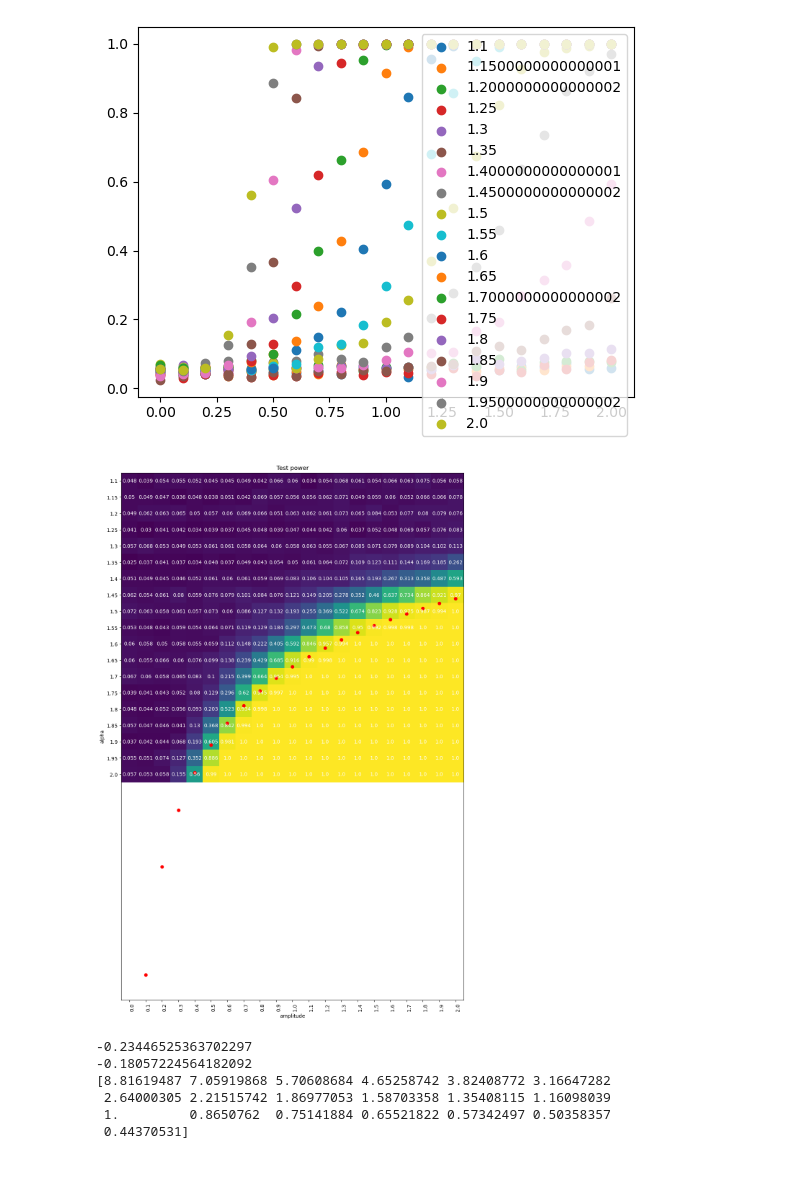
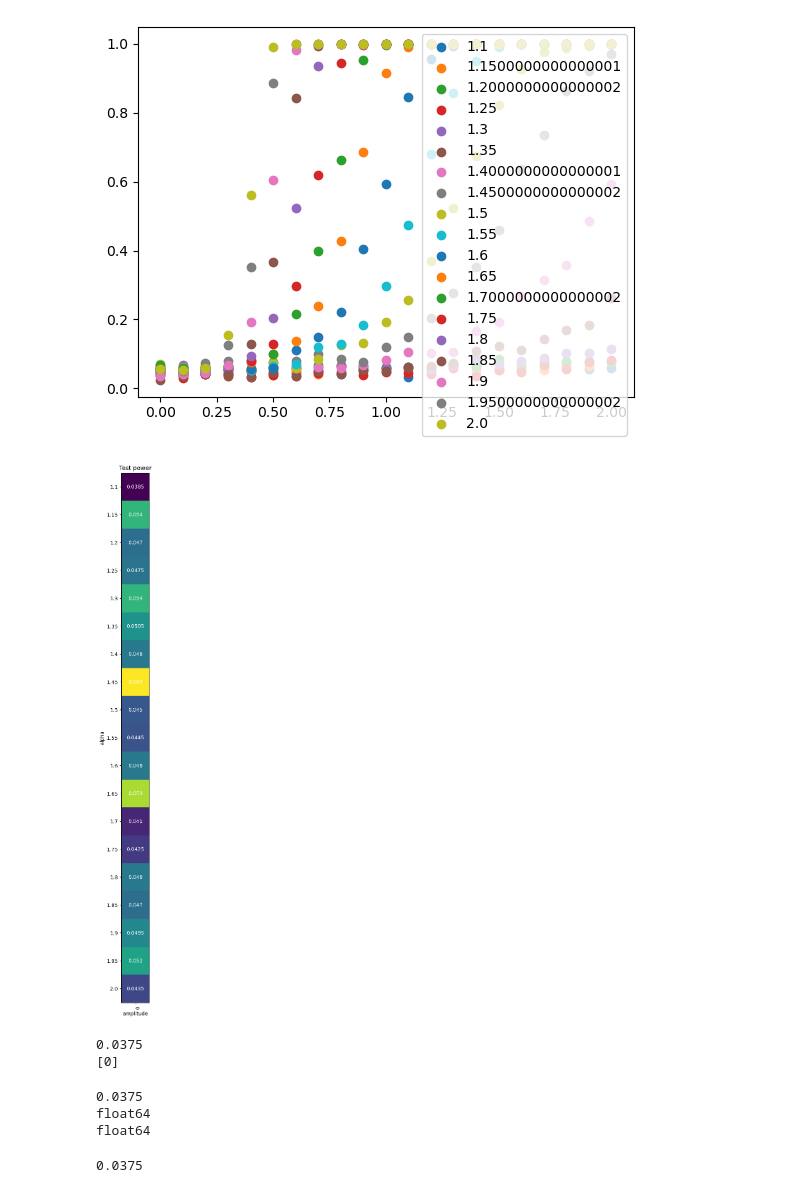
Before and after one commit to nihell/MachineSignalProcessing, a Jupyter notebook: goodness-of-fit-test-avg-betticurve.ipynb, the cells around one changed output. Drawn from its saved outputs; the diff is of its cells as text; code cells hidden in the pictures.

```diff
--- a/goodness-of-fit-test-avg-betticurve.ipynb
+++ b/goodness-of-fit-test-avg-betticurve.ipynb
@@ -132,13 +182,13 @@ plt.show()
 # %% [output]
 [figure]
 # %%
-amplitudes = np.linspace(0,2,21)
+amplitudes = [0]#np.linspace(0,2,3)
 test_powers_alpha = []
 
 for k in range(0,len(alphas)):
     alpha = alphas[k]
     print("_______________________alpha=",alpha,"__________________________")
-    test_powers = np.zeros_like(amplitudes)
+    test_powers = np.zeros_like(amplitudes, dtype=float)
     j=0
     for a in amplitudes:
         print("******************",a,"*******************")
@@ -186,9 +236,9 @@ for k in range(0,len(alphas)):
         start = min([np.min(d) for d in pds])-0.005
         end = max([np.max(d) for d in pds])+0.005
         print(start,end)
-        start = 2.9
-        end = 3.7
-        x = np.linspace(start,end,1000)
+        start = 2.989
+        end = 3.16
+        x = np.linspace(start,end,5000)
         bc = BettiCurve(predefined_grid=x)
         betti_curves = bc.fit_transform(pds)
         dists = cdist([avg_bcs[k]],betti_curves, "chebyshev")[0]
@@ -251,39 +301,49 @@ plt.show()
 # %%
 f,ax = plt.subplots(figsize = (21,19))
 ax.imshow(test_powers_alpha)
 
 ax.set_xticks(range(0,len(amplitudes)), labels=np.round(amplitudes,1))
 ax.set_yticks(range(0,len(alphas)), labels = np.round(alphas,2))
 
 ax.set_xlabel("amplitude")
 ax.set_ylabel("alpha")
 
 plt.setp(ax.get_xticklabels(), rotation=90, ha="right",
          rotation_mode="anchor")
 
 # Loop over data dimensions and create text annotations.
 for i in range(len(alphas)):
     for j in range(len(amplitudes)):
         text = ax.text(j, i, test_powers_alpha[i][j],
                        ha="center", va="center", color="w")
 
 
-ax.scatter(np.linspace(0,20,21), 19*(-1.1+(1.7/((0.1*np.linspace(0,20,21))**(0.2)))), color="red")
+#ax.scatter(np.linspace(0,20,21), 19*(-1.1+(1.7/((0.1*np.linspace(0,20,21))**(0.2)))), color="red")
 plt.title("Test power")
 #plt.savefig("GoF-test-powers.pdf")
 plt.show()
 # %% [output]
-[figure, old version]
+[figure, new version]
 # %%
 #np.savetxt("test_powers_alpha1.1-2_amplitude0-2.txt",np.array(test_powers_alpha))
-print(np.log(2/1.7)/np.log(0.5))
-print(np.log(1.5/1.7)/np.log(2))
-
-print((1.7**5)*(alphas**(-5)))
+#print(np.log(2/1.7)/np.log(0.5))
+#print(np.log(1.5/1.7)/np.log(2))#
+#np.sum(cdist([avg_bcs[k]],betti_curves, "chebyshev")[0]>acc_thresh)/2000
+print(power)
+print(test_powers)
+#print((1.7**5)*(alphas**(-5)))
 # %% [output]
--0.23446525363702297
--0.18057224564182092
-[8.81619487 7.05919868 5.70608684 4.65258742 3.82408772 3.16647282
- 2.64000305 2.21515742 1.86977053 1.58703358 1.35408115 1.16098039
- 1.         0.8650762  0.75141884 0.65521822 0.57342497 0.50358357
- 0.44370531]
+0.0375
+[0]
+# %%
+print(power)
+testarray = np.zeros_like(np.array(amplitudes), dtype=float)
+print(testarray.dtype)
+testarray[0] = power
+print(testarray.dtype)
+testarray[0]
+# %% [output]
+0.0375
+float64
+float64
+0.0375
```
Also changed, not shown: parts of 2 cells of this notebook.
